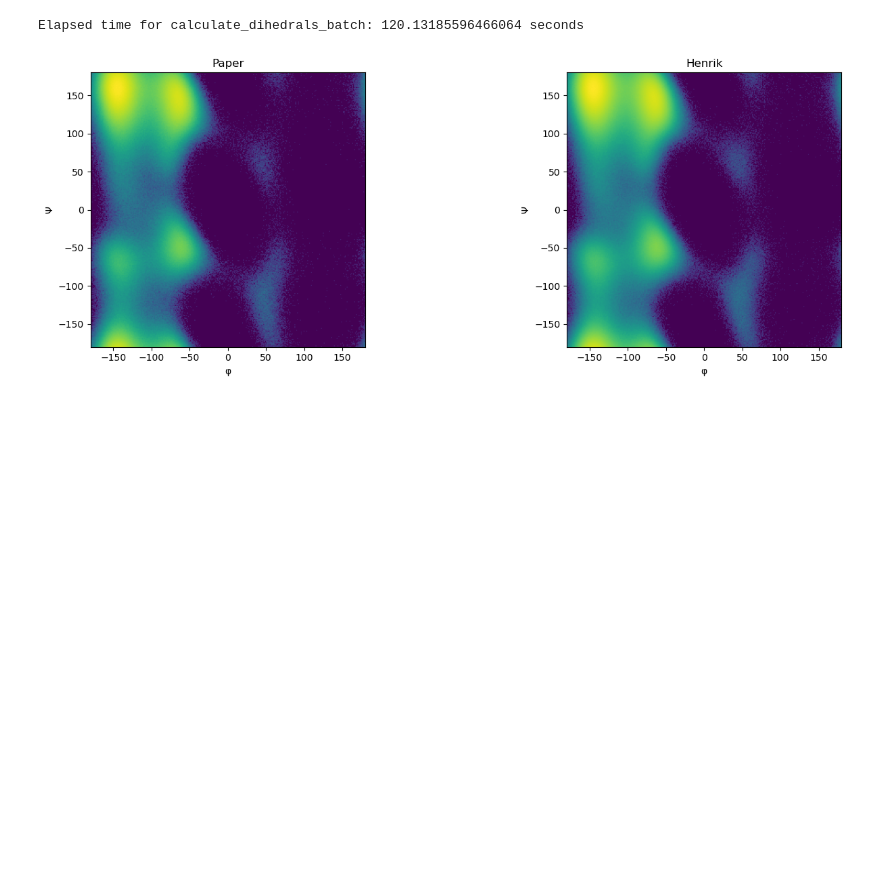
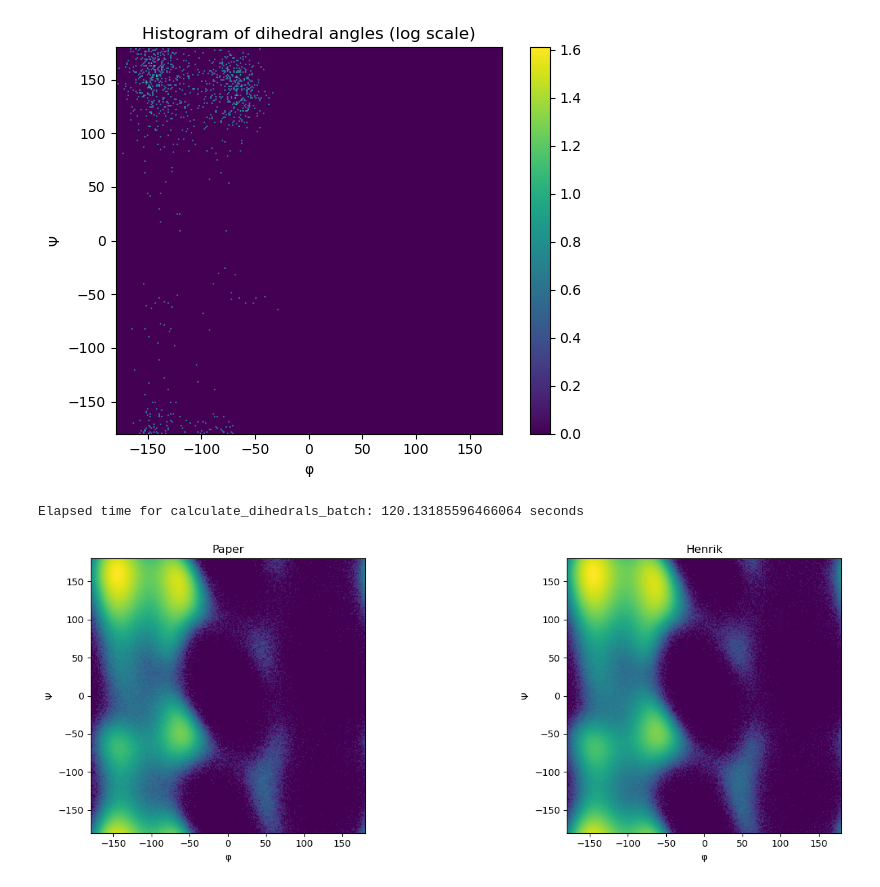
Before and after one commit to balu1029/gnn_uncertainty, a Jupyter notebook: datasets/helper/cv_visualizer.ipynb, the cells around one changed output. Saved outputs shown, nothing was run; the diff lists cells and outputs as text; code cells hidden in the pictures; blank space fills up the shorter version.

```diff
--- a/datasets/helper/cv_visualizer.ipynb
+++ b/datasets/helper/cv_visualizer.ipynb
@@ -55,8 +55,12 @@ def plot_histogram(hist, xedges, yedges):
     plt.colorbar()
     plt.xlabel('φ')
     plt.ylabel('Ψ')
+    plt.xlim(-180, 180)
+    plt.ylim(-180, 180)
     plt.title('Histogram of dihedral angles (log scale)')
-    plt.show()
+    plt.tight_layout()
+    plt.savefig('../../gnn/histogram_train.png')
+    #plt.show()
 
 def plot_multiple_histograms(hists:list, xedges:list, yedges:list, titles:list = None):
     fig, axs = plt.subplots(1, len(hists), figsize=(15, 5))
@@ -134,3 +139,9 @@ plt.show()
+# %%
+hist_xyz, xedges_xyz, yedges_xyz = np.histogram2d(phi_xyz, psi_xyz, bins=300, range=[[-180, 180], [-180, 180]])
+log_hist_xyz = np.log(hist_xyz+1)
+plot_histogram(log_hist_xyz, xedges_xyz, yedges_xyz)
+# %% [output]
+[figure, added]
 # %%
 indizes1 = [4, 6, 8, 14]
 indizes2 = [6, 8, 14, 16]
```
Also changed, not shown: parts of 2 cells of this notebook, 16 other files.
